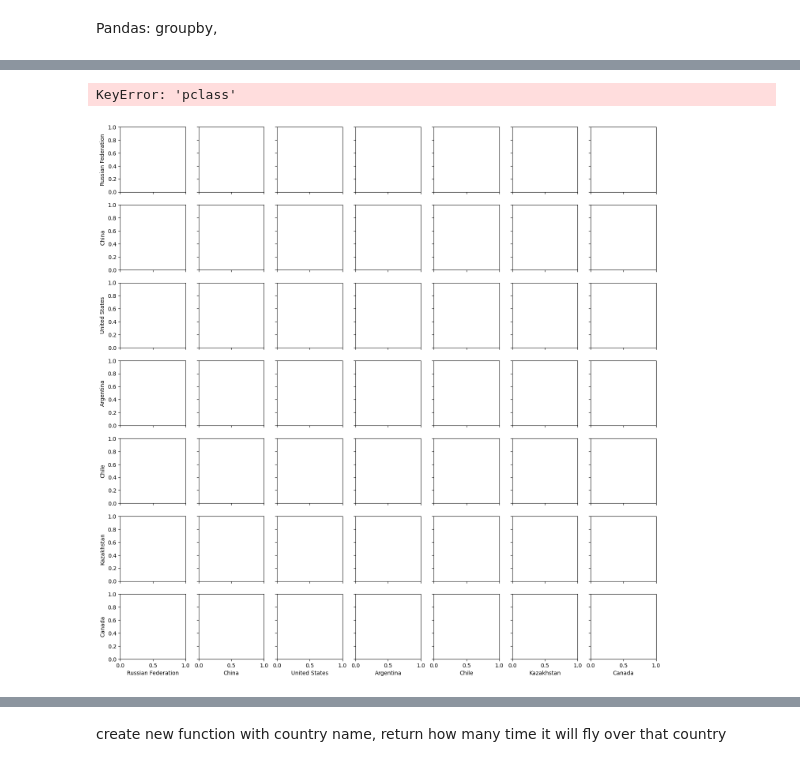
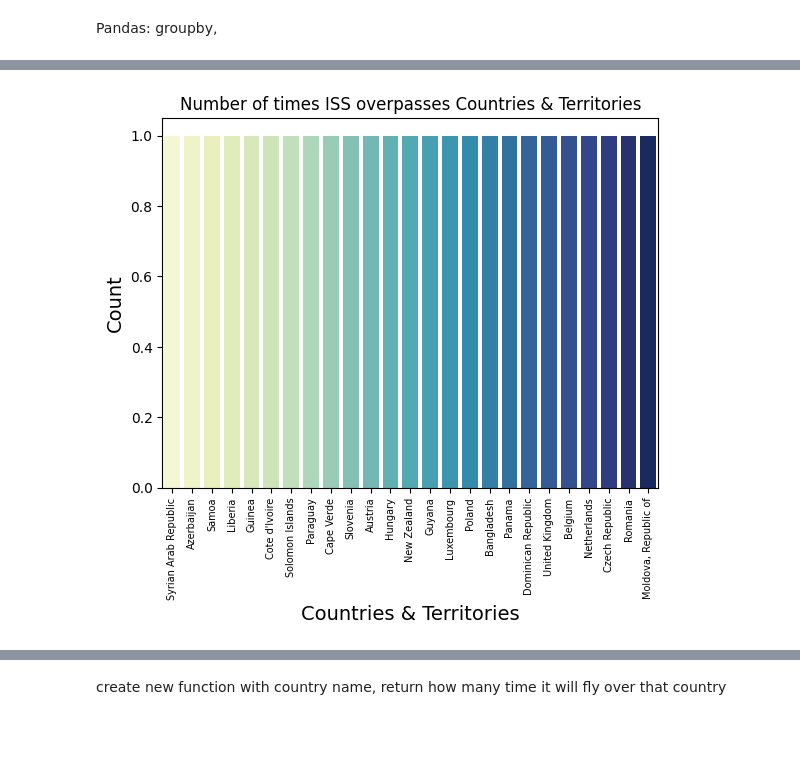
Before and after one commit to khalil-alexander/get_forecast, a Jupyter notebook: Copy_of_DataAnalytics2.ipynb, the cells around one changed output, grey strips where cells are left out. Cells and saved outputs as stored; diff of their text form; code cells hidden in the pictures; blank space fills up the shorter version.

```diff
--- a/Copy_of_DataAnalytics2.ipynb
+++ b/Copy_of_DataAnalytics2.ipynb
@@ -927,0 +974,2 @@ TypeError: Index(...) must be called with a collection of some kind, 0 was passe
+# %%
+day_group = day_df.groupby('Count').apply(lambda x: x['Countries'] )
@@ -927,0 +994,3 @@ TypeError: Index(...) must be called with a collection of some kind, 0 was passe
+# %%
+grouped_df = day_group.reset_index()
+grouped_df
@@ -928,9 +1077,9 @@ TypeError: Index(...) must be called with a collection of some kind, 0 was passe
 # %%
-ax = sns.pairplot(plotdf, hue="pclass")#, x=new_dict.keys(), y=new_dict.values(), palette="YlGnBu", hue=new_dict.values())
+ax = sns.barplot(data=grouped_df[0:25], x='Countries', y='Count', palette="YlGnBu")
 ax.set_xticklabels(ax.get_xticklabels(), rotation=90, fontdict={'fontsize': 7})
 plt.xlabel("Countries & Territories", fontsize=14)
-plt.ylabel("Amount of times ISS overpassed", fontsize=14)
+plt.ylabel("Count", fontsize=14, )
+plt.title("Number of times ISS overpasses Countries & Territories")
 plt.show()
 # %% [output]
-KeyError: 'pclass'
-[figure, old version]
+[figure, new version]
```
Also changed, not shown: parts of 61 cells of this notebook.
